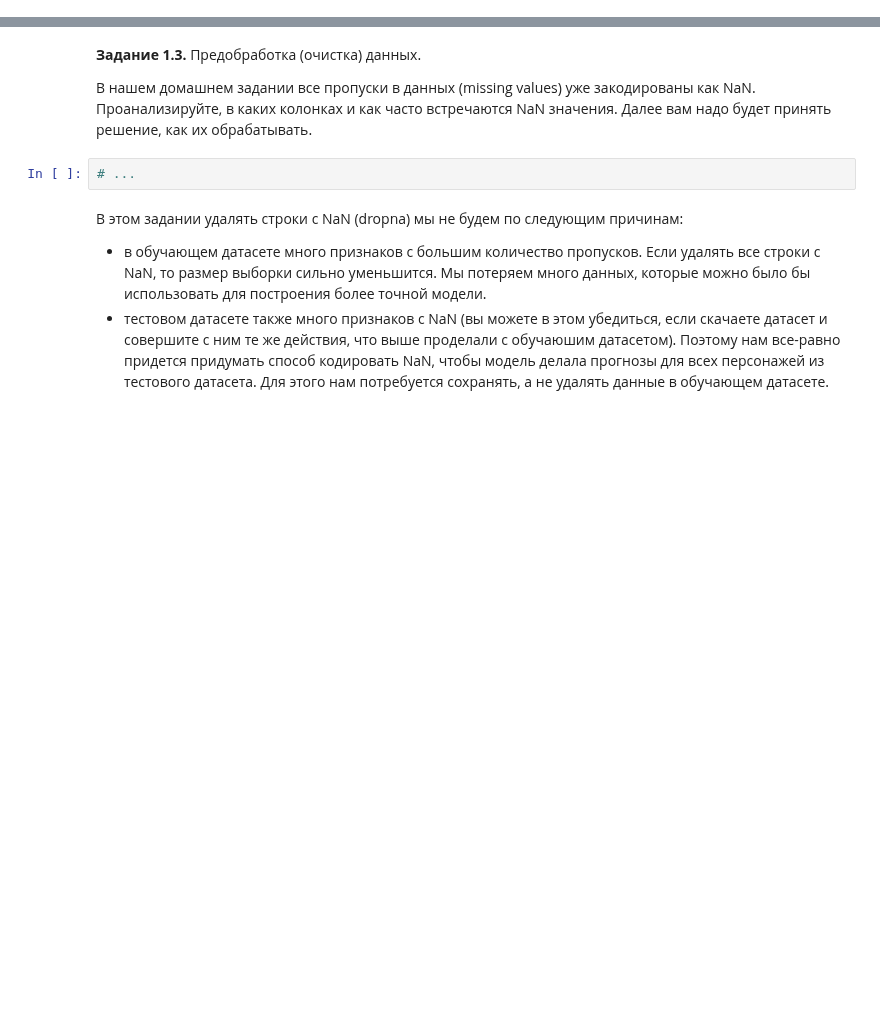
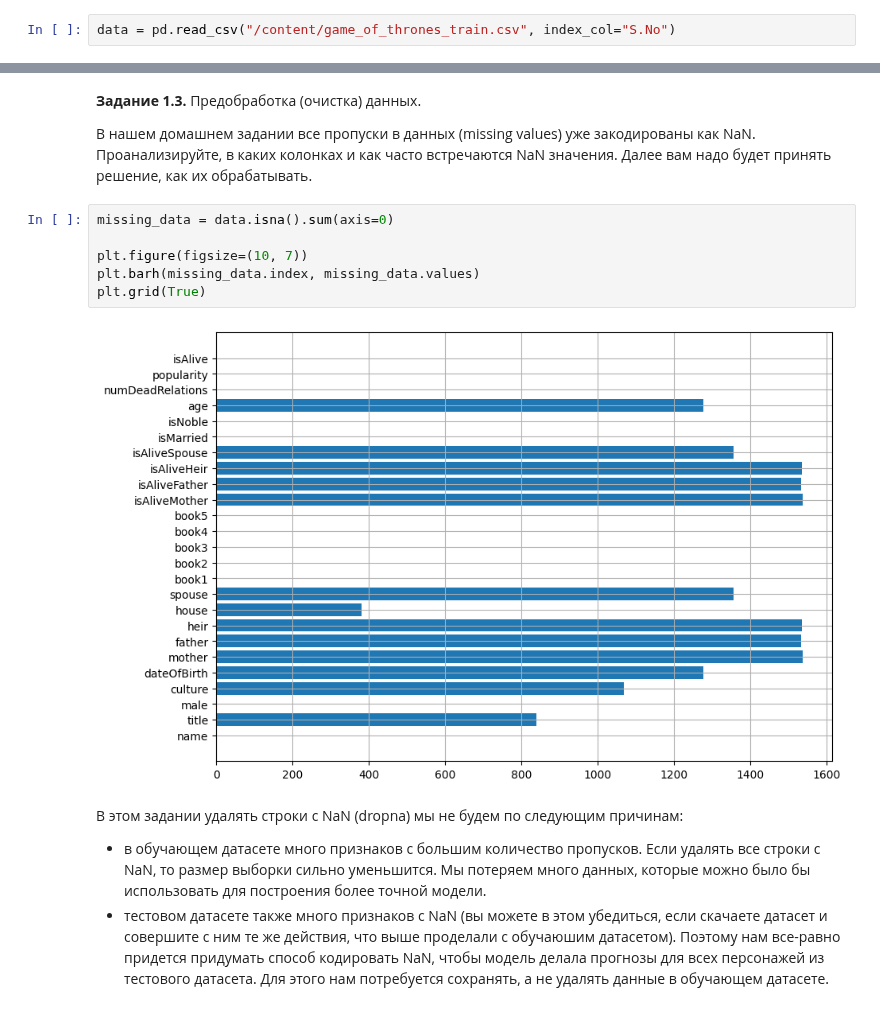
Before and after one commit to Stepyxan/DLS_part_1_ml_cv, a Jupyter notebook: week_01_ml_intro/Homework/hw_1_game_of_thrones.ipynb, the cells around one changed output, grey strips where cells are left out. Drawn from its saved outputs; the diff is of its cells as text; blank space fills up the shorter version.

```diff
--- a/week_01_ml_intro/Homework/hw_1_game_of_thrones.ipynb
+++ b/week_01_ml_intro/Homework/hw_1_game_of_thrones.ipynb
@@ -108,3 +105,5 @@ data = # ...
+# %%
+data = pd.read_csv("/content/game_of_thrones_train.csv", index_col="S.No")
 # %% [markdown]
 Посмотрите, какие типы данных представлены в нашем датасете
 # %% [markdown]
@@ -125,8 +153,14 @@ data.describe(include = [...]).T[['count', 'min', 'max']]
 **Задание 1.3.** Предобработка (очистка) данных.
 
 В нашем домашнем задании все пропуски в данных (missing values) уже закодированы как NaN. Проанализируйте, в каких колонках и как часто встречаются NaN значения. Далее вам надо будет принять решение, как их обрабатывать.
-# %%
-# ...
+# %%
+missing_data = data.isna().sum(axis=0)
+
+plt.figure(figsize=(10, 7))
+plt.barh(missing_data.index, missing_data.values)
+plt.grid(True)
+# %% [output]
+[figure, added]
 # %% [markdown]
 В этом задании удалять строки с NaN (dropna) мы не будем по следующим причинам:
 - в обучающем датасете много признаков с большим количество пропусков. Если удалять все строки с NaN, то размер выборки сильно уменьшится. Мы потеряем много данных, которые можно было бы использовать для построения более точной модели.
```
Also changed, not shown: parts of 6 cells of this notebook.
